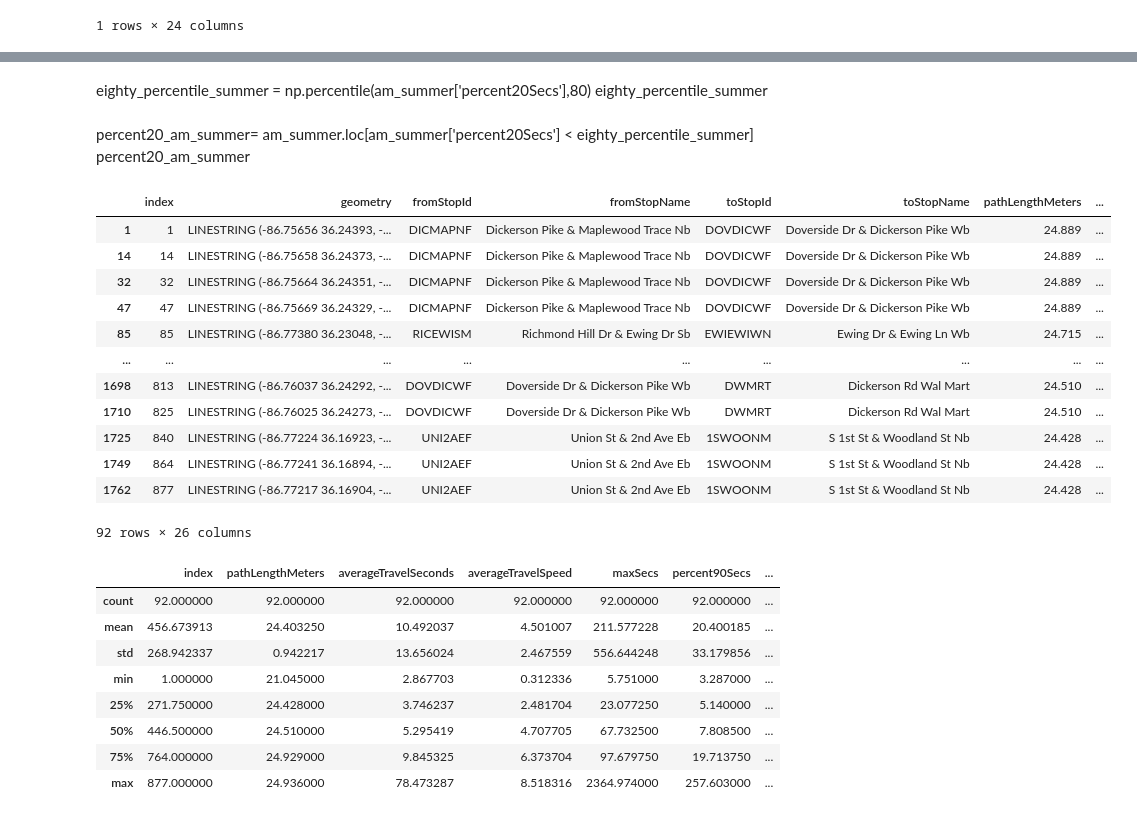
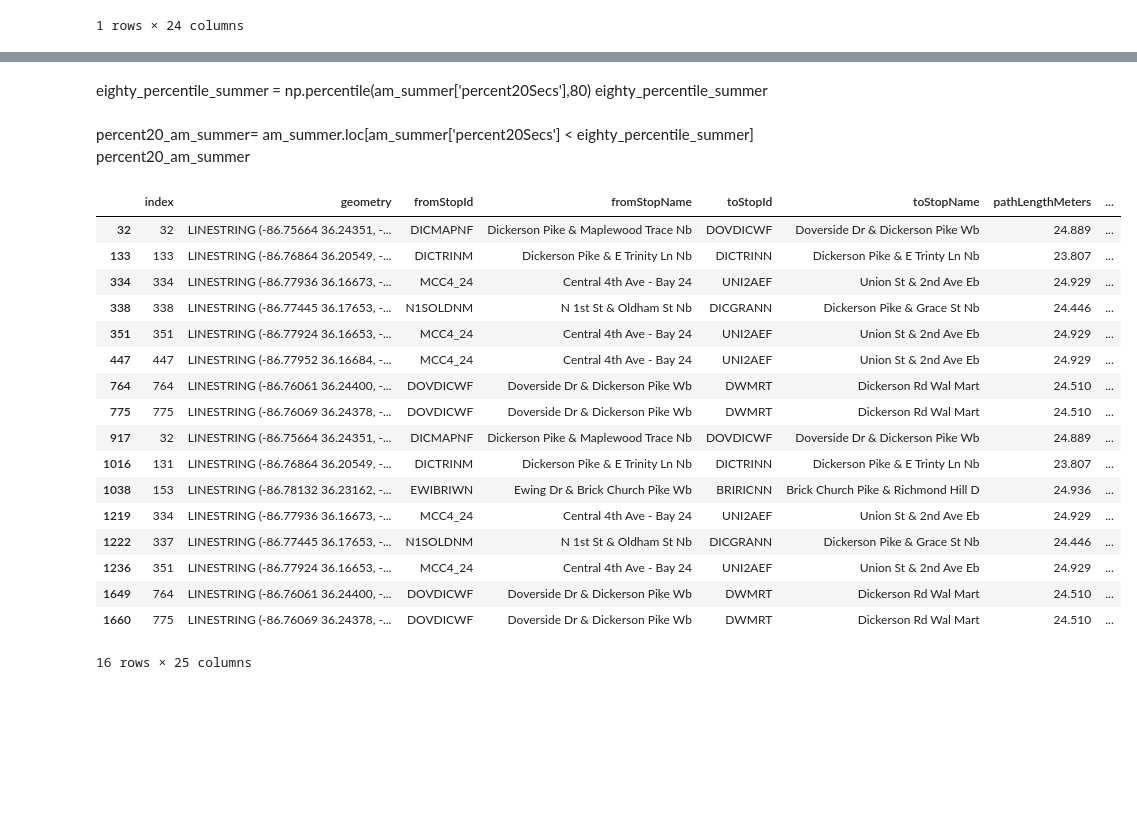
Before and after one commit to patlyons/wego-hades, a Jupyter notebook: notebook/revised_wego_PL_copy_2.ipynb, the cells around one changed output, grey strips where cells are left out. Saved outputs shown, nothing was run; the diff lists cells and outputs as text; code cells hidden in the pictures; blank space fills up the shorter version.

```diff
--- a/notebook/revised_wego_PL_copy_2.ipynb
+++ b/notebook/revised_wego_PL_copy_2.ipynb
@@ -239,8 +239,8 @@ all_am_inschool.head(1)
 # %%
-all_am_summer = pd.concat([do_mayjune23, do_junejuly23])
-all_am_summer = all_am_summer.reset_index()
-all_am_summer['set_count_proportion'] = all_am_summer['countForSegment'] / all_am_summer['max_seg_count']
-all_am_summer.head(1)
+all_do_summer = pd.concat([do_mayjune23, do_junejuly23])
+all_do_summer = all_do_summer.reset_index()
+
+all_do_summer.head(1)
 # %% [output]
 |  | index | geometry | fromStopId | fromStopName | toStopId | toStopName | pathLengthMeters | ... |
 | 0 | 0 | LINESTRING (-86.75929 36.24254, -... | DOVDICWF | Doverside Dr & Dickerson Pike Wb | DWMRT | Dickerson Rd Wal Mart | 24.51 | ... |
@@ -265,6 +265,6 @@ am_inschool
 # %%
-am_summer = all_am_summer.loc[all_am_summer['set_count_proportion'] >= 0.5]
-am_summer
+do_summer = all_do_summer.loc[all_do_summer['proportion_of_segments'] >= 0.5]
+do_summer
 # %% [output]
 |  | index | geometry | fromStopId | fromStopName | toStopId | toStopName | pathLengthMeters | ... |
 | 0 | 0 | LINESTRING (-86.75929 36.24254, -... | DOVDICWF | Doverside Dr & Dickerson Pike Wb | DWMRT | Dickerson Rd Wal Mart | 24.510 | ... |
@@ -341,37 +334,30 @@ slow_am_in_school
 # %%
 #eighty_percentile
-# %% [markdown]
-eighty_percentile_summer = np.percentile(am_summer['percent20Secs'],80)
-eighty_percentile_summer
-# %% [markdown]
-percent20_am_summer= am_summer.loc[am_summer['percent20Secs'] < eighty_percentile_summer]
-percent20_am_summer
+# %% [markdown]
+eighty_percentile_summer = np.percentile(am_summer['percent20Secs'],80)
+eighty_percentile_summer
+# %% [markdown]
+percent20_am_summer= am_summer.loc[am_summer['percent20Secs'] < eighty_percentile_summer]
+percent20_am_summer
 # %%
-slow__am_summer = am_summer.loc[am_summer['percent20Secs'] > 2.524]
-slow__am_summer
+slow_do_summer = do_summer.loc[do_summer['percent20Secs'] > 3.276]
+slow_do_summer
 # %% [output]
 |  | index | geometry | fromStopId | fromStopName | toStopId | toStopName | pathLengthMeters | ... |
-| 1 | 1 | LINESTRING (-86.75656 36.24393, -... | DICMAPNF | Dickerson Pike & Maplewood Trace Nb | DOVDICWF | Doverside Dr & Dickerson Pike Wb | 24.889 | ... |
-| 14 | 14 | LINESTRING (-86.75658 36.24373, -... | DICMAPNF | Dickerson Pike & Maplewood Trace Nb | DOVDICWF | Doverside Dr & Dickerson Pike Wb | 24.889 | ... |
 | 32 | 32 | LINESTRING (-86.75664 36.24351, -... | DICMAPNF | Dickerson Pike & Maplewood Trace Nb | DOVDICWF | Doverside Dr & Dickerson Pike Wb | 24.889 | ... |
-| 47 | 47 | LINESTRING (-86.75669 36.24329, -... | DICMAPNF | Dickerson Pike & Maplewood Trace Nb | DOVDICWF | Doverside Dr & Dickerson Pike Wb | 24.889 | ... |
-| 85 | 85 | LINESTRING (-86.77380 36.23048, -... | RICEWISM | Richmond Hill Dr & Ewing Dr Sb | EWIEWIWN | Ewing Dr & Ewing Ln Wb | 24.715 | ... |
-| ... | ... | ... | ... | ... | ... | ... | ... | ... |
-| 1698 | 813 | LINESTRING (-86.76037 36.24292, -... | DOVDICWF | Doverside Dr & Dickerson Pike Wb | DWMRT | Dickerson Rd Wal Mart | 24.510 | ... |
-| 1710 | 825 | LINESTRING (-86.76025 36.24273, -... | DOVDICWF | Doverside Dr & Dickerson Pike Wb | DWMRT | Dickerson Rd Wal Mart | 24.510 | ... |
-| 1725 | 840 | LINESTRING (-86.77224 36.16923, -... | UNI2AEF | Union St & 2nd Ave Eb | 1SWOONM | S 1st St & Woodland St Nb | 24.428 | ... |
-| 1749 | 864 | LINESTRING (-86.77241 36.16894, -... | UNI2AEF | Union St & 2nd Ave Eb | 1SWOONM | S 1st St & Woodland St Nb | 24.428 | ... |
-| 1762 | 877 | LINESTRING (-86.77217 36.16904, -... | UNI2AEF | Union St & 2nd Ave Eb | 1SWOONM | S 1st St & Woodland St Nb | 24.428 | ... |
+| 133 | 133 | LINESTRING (-86.76864 36.20549, -... | DICTRINM | Dickerson Pike & E Trinity Ln Nb | DICTRINN | Dickerson Pike & E Trinty Ln Nb | 23.807 | ... |
+| 334 | 334 | LINESTRING (-86.77936 36.16673, -... | MCC4_24 | Central 4th Ave - Bay 24 | UNI2AEF | Union St & 2nd Ave Eb | 24.929 | ... |
+| 338 | 338 | LINESTRING (-86.77445 36.17653, -... | N1SOLDNM | N 1st St & Oldham St Nb | DICGRANN | Dickerson Pike & Grace St Nb | 24.446 | ... |
+| 351 | 351 | LINESTRING (-86.77924 36.16653, -... | MCC4_24 | Central 4th Ave - Bay 24 | UNI2AEF | Union St & 2nd Ave Eb | 24.929 | ... |
+| 447 | 447 | LINESTRING (-86.77952 36.16684, -... | MCC4_24 | Central 4th Ave - Bay 24 | UNI2AEF | Union St & 2nd Ave Eb | 24.929 | ... |
+| 764 | 764 | LINESTRING (-86.76061 36.24400, -... | DOVDICWF | Doverside Dr & Dickerson Pike Wb | DWMRT | Dickerson Rd Wal Mart | 24.510 | ... |
+| 775 | 775 | LINESTRING (-86.76069 36.24378, -... | DOVDICWF | Doverside Dr & Dickerson Pike Wb | DWMRT | Dickerson Rd Wal Mart | 24.510 | ... |
+| 917 | 32 | LINESTRING (-86.75664 36.24351, -... | DICMAPNF | Dickerson Pike & Maplewood Trace Nb | DOVDICWF | Doverside Dr & Dickerson Pike Wb | 24.889 | ... |
+| 1016 | 131 | LINESTRING (-86.76864 36.20549, -... | DICTRINM | Dickerson Pike & E Trinity Ln Nb | DICTRINN | Dickerson Pike & E Trinty Ln Nb | 23.807 | ... |
+| 1038 | 153 | LINESTRING (-86.78132 36.23162, -... | EWIBRIWN | Ewing Dr & Brick Church Pike Wb | BRIRICNN | Brick Church Pike & Richmond Hill D | 24.936 | ... |
+| 1219 | 334 | LINESTRING (-86.77936 36.16673, -... | MCC4_24 | Central 4th Ave - Bay 24 | UNI2AEF | Union St & 2nd Ave Eb | 24.929 | ... |
+| 1222 | 337 | LINESTRING (-86.77445 36.17653, -... | N1SOLDNM | N 1st St & Oldham St Nb | DICGRANN | Dickerson Pike & Grace St Nb | 24.446 | ... |
+| 1236 | 351 | LINESTRING (-86.77924 36.16653, -... | MCC4_24 | Central 4th Ave - Bay 24 | UNI2AEF | Union St & 2nd Ave Eb | 24.929 | ... |
+| 1649 | 764 | LINESTRING (-86.76061 36.24400, -... | DOVDICWF | Doverside Dr & Dickerson Pike Wb | DWMRT | Dickerson Rd Wal Mart | 24.510 | ... |
+| 1660 | 775 | LINESTRING (-86.76069 36.24378, -... | DOVDICWF | Doverside Dr & Dickerson Pike Wb | DWMRT | Dickerson Rd Wal Mart | 24.510 | ... |
-92 rows × 26 columns
+16 rows × 25 columns
-# %%
-slow__am_summer.describe()
-# %% [output]
-|  | index | pathLengthMeters | averageTravelSeconds | averageTravelSpeed | maxSecs | percent90Secs | ... |
-| count | 92.000000 | 92.000000 | 92.000000 | 92.000000 | 92.000000 | 92.000000 | ... |
-| mean | 456.673913 | 24.403250 | 10.492037 | 4.501007 | 211.577228 | 20.400185 | ... |
-| std | 268.942337 | 0.942217 | 13.656024 | 2.467559 | 556.644248 | 33.179856 | ... |
-| min | 1.000000 | 21.045000 | 2.867703 | 0.312336 | 5.751000 | 3.287000 | ... |
-| 25% | 271.750000 | 24.428000 | 3.746237 | 2.481704 | 23.077250 | 5.140000 | ... |
-| 50% | 446.500000 | 24.510000 | 5.295419 | 4.707705 | 67.732500 | 7.808500 | ... |
-| 75% | 764.000000 | 24.929000 | 9.845325 | 6.373704 | 97.679750 | 19.713750 | ... |
-| max | 877.000000 | 24.936000 | 78.473287 | 8.518316 | 2364.974000 | 257.603000 | ... |
```
Also changed, not shown: parts of 31 cells of this notebook, 2 other files.
